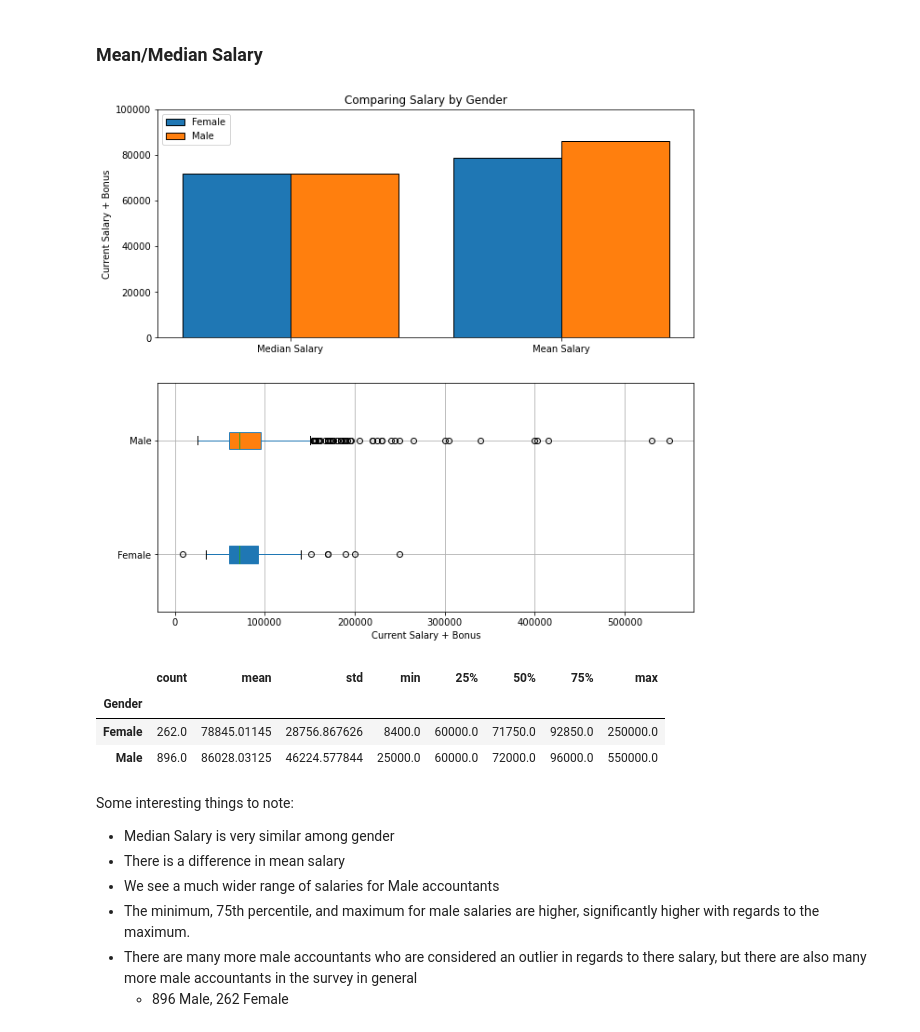
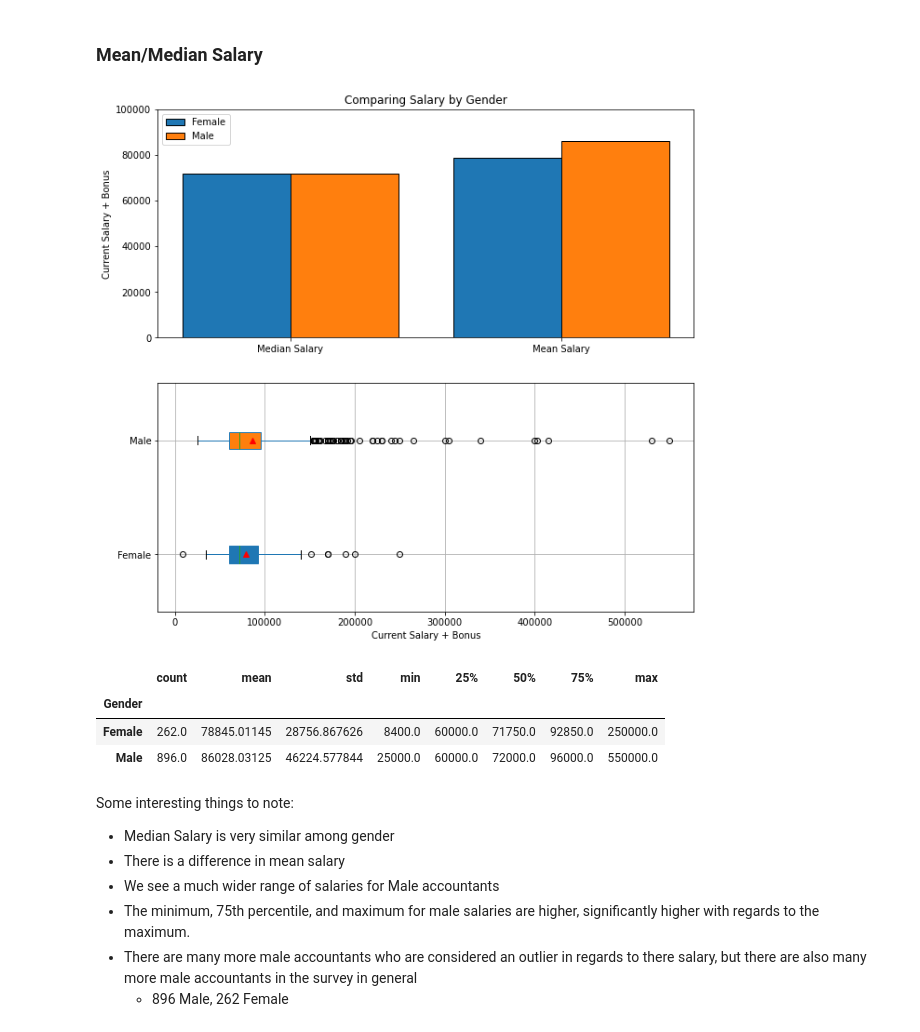
Before and after one commit to papir805/accounting_analysis, a Jupyter notebook: accounting_eda.ipynb, the cells around one changed output. Cells and saved outputs as stored; diff of their text form; code cells hidden in the pictures.

```diff
--- a/accounting_eda.ipynb
+++ b/accounting_eda.ipynb
@@ -214,35 +214,35 @@ female_mean_salary = females['Current Salary + Bonus'].mean()
 male_mean_salary = males['Current Salary + Bonus'].mean()
 
 fig, (ax1, ax2) = plt.subplots(2,1, figsize=(10,10))
 ax1.bar(1, female_median_salary, label='Female', width=0.5, color='tab:blue', edgecolor='black')
 ax1.bar(1.5, male_median_salary, label='Male', width=0.5, color='tab:orange', edgecolor='black')
 ax1.bar(2.25, female_mean_salary, label='Female', width=0.5, color='tab:blue', edgecolor='black')
 ax1.bar(2.75, male_mean_salary, label='Male', width=0.5, color='tab:orange', edgecolor='black')
 ax1.set_xticks([1.25, 2.5])
 ax1.set_xticklabels(['Median Salary', 'Mean Salary'])
 ax1.set_yticks(np.arange(0, 100_001, 20_000))
 ax1.set_ylabel('Current Salary + Bonus')
 
-boxplot = males_and_females.boxplot(column='Current Salary + Bonus', by='Gender', return_type = 'both', patch_artist=True, ax=ax2, vert=False)
+boxplot = males_and_females.boxplot(column='Current Salary + Bonus', by='Gender', return_type = 'both', patch_artist=True, ax=ax2, vert=False, showmeans=True, meanprops=dict(markerfacecolor='red', markeredgecolor='red'))
 ax2.set_title(None)
 ax2.set_xlabel('Current Salary + Bonus')
 for row_key, (ax, row) in boxplot.iteritems():
     for i,box in enumerate(row['boxes']):
         box.set_facecolor(gender_colors[i])
 
 # The next three lines remove duplicate entries from the legend by getting the labels and typecasting them as a dict, where the labels are set as keys, which are forced to be unique.
 handles, labels = ax1.get_legend_handles_labels()
 by_label = dict(zip(labels, handles))
 
 ax1.set_title('Comparing Salary by Gender')
 ax1.legend(by_label.values(), by_label.keys())
 
 plt.suptitle(None)
 plt.show()
 
 m_f_groups['Current Salary + Bonus'].describe()
 # %% [output]
-[figure, old version]
+[figure, new version]
 |  | count | mean | std | min | 25% | 50% | 75% | max |
 | Gender |  |  |  |  |  |  |  |  |
 | Female | 262.0 | 78845.01145 | 28756.867626 | 8400.0 | 60000.0 | 71750.0 | 92850.0 | 250000.0 |
```
Also changed, not shown: parts of 4 cells of this notebook.
